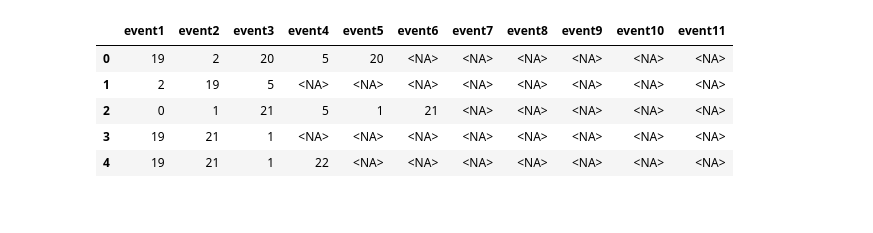
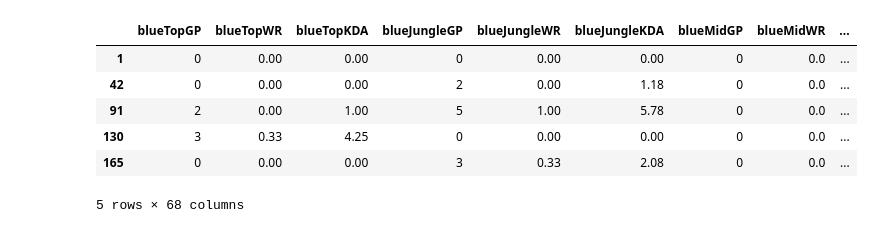
Before and after one commit to lincolncosta/tese, a Jupyter notebook: victory-prediction/ensemble-learning/minutos/ensemble-1-min.ipynb, the cells around one changed output. Cells and saved outputs as stored; diff of their text form; code cells hidden in the pictures.

Commit message:
feat: formata dataset com eventos a cada 1 min e inicia execução dos notebooks

```diff
--- a/victory-prediction/ensemble-learning/minutos/ensemble-1-min.ipynb
+++ b/victory-prediction/ensemble-learning/minutos/ensemble-1-min.ipynb
@@ -4,3 +4,4 @@ import pandas as pd
 from sklearn.model_selection import train_test_split
 from sklearn.preprocessing import StandardScaler
 from sklearn.metrics import balanced_accuracy_score,precision_score,recall_score,f1_score,roc_auc_score
+MINUTO_ANALISADO = 1
@@ -63,15 +7,0 @@ df.head()
-# %%
-eventos = ['event{}'.format(i) for i in range(1, 46)]
-tempos = ['event{}time'.format(i) for i in range(1, 46)]
-
-eventos_antes_de_3_minutos = []
-
-for evento, tempo in zip(eventos, tempos):
-    eventos_antes_de_3_minutos.append(df[df[tempo] < 15][evento])
-
-# Criar um novo DataFrame com os eventos que aconteceram antes de 3 minutos
-df_eventos = pd.concat(eventos_antes_de_3_minutos, axis=1)
-df_eventos = df_eventos.dropna(axis=1, how='all')
-pd.set_option('display.max_columns', None)
-
-df_eventos.head()
@@ -100,0 +8,5 @@ df
+# %%
+df = pd.read_csv('../../../data/crawler/unified-events-time-statistics.csv')
+filtro = df['time'] == MINUTO_ANALISADO
+df = df[filtro]
+df
@@ -101,14 +27,15 @@ df
 # %%
 y = df['result'].copy()
-X = df_eventos
+X = df.drop(['golId','result','time'],axis=1)
 X.head()
 # %% [output]
-|  | event1 | event2 | event3 | event4 | event5 | event6 | event7 | event8 | event9 | event10 | event11 |
-| 0 | 19 | 2 | 20 | 5 | 20 | <NA> | <NA> | <NA> | <NA> | <NA> | <NA> |
-| 1 | 2 | 19 | 5 | <NA> | <NA> | <NA> | <NA> | <NA> | <NA> | <NA> | <NA> |
-| 2 | 0 | 1 | 21 | 5 | 1 | 21 | <NA> | <NA> | <NA> | <NA> | <NA> |
-| 3 | 19 | 21 | 1 | <NA> | <NA> | <NA> | <NA> | <NA> | <NA> | <NA> | <NA> |
-| 4 | 19 | 21 | 1 | 22 | <NA> | <NA> | <NA> | <NA> | <NA> | <NA> | <NA> |
+|  | blueTopGP | blueTopWR | blueTopKDA | blueJungleGP | blueJungleWR | blueJungleKDA | blueMidGP | blueMidWR | ... |
+| 1 | 0 | 0.00 | 0.00 | 0 | 0.00 | 0.00 | 0 | 0.0 | ... |
+| 42 | 0 | 0.00 | 0.00 | 2 | 0.00 | 1.18 | 0 | 0.0 | ... |
+| 91 | 2 | 0.00 | 1.00 | 5 | 1.00 | 5.78 | 0 | 0.0 | ... |
+| 130 | 3 | 0.33 | 4.25 | 0 | 0.00 | 0.00 | 0 | 0.0 | ... |
+| 165 | 0 | 0.00 | 0.00 | 3 | 0.33 | 2.08 | 0 | 0.0 | ... |
+5 rows × 68 columns
 # %%
 def preprocess_input(X,y):
     X = X.copy()
```
Also changed, not shown: parts of 16 cells of this notebook, 11 other files.
